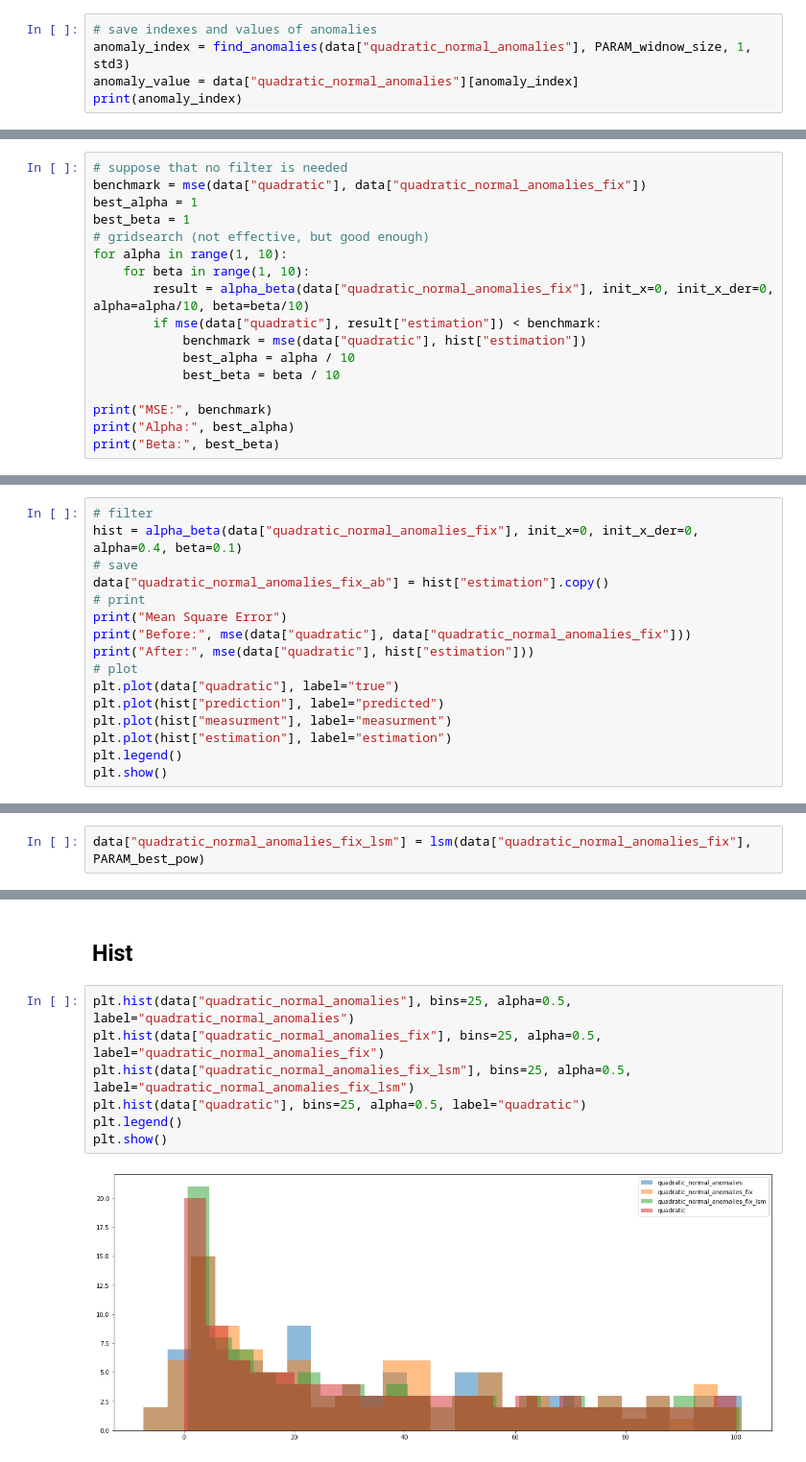
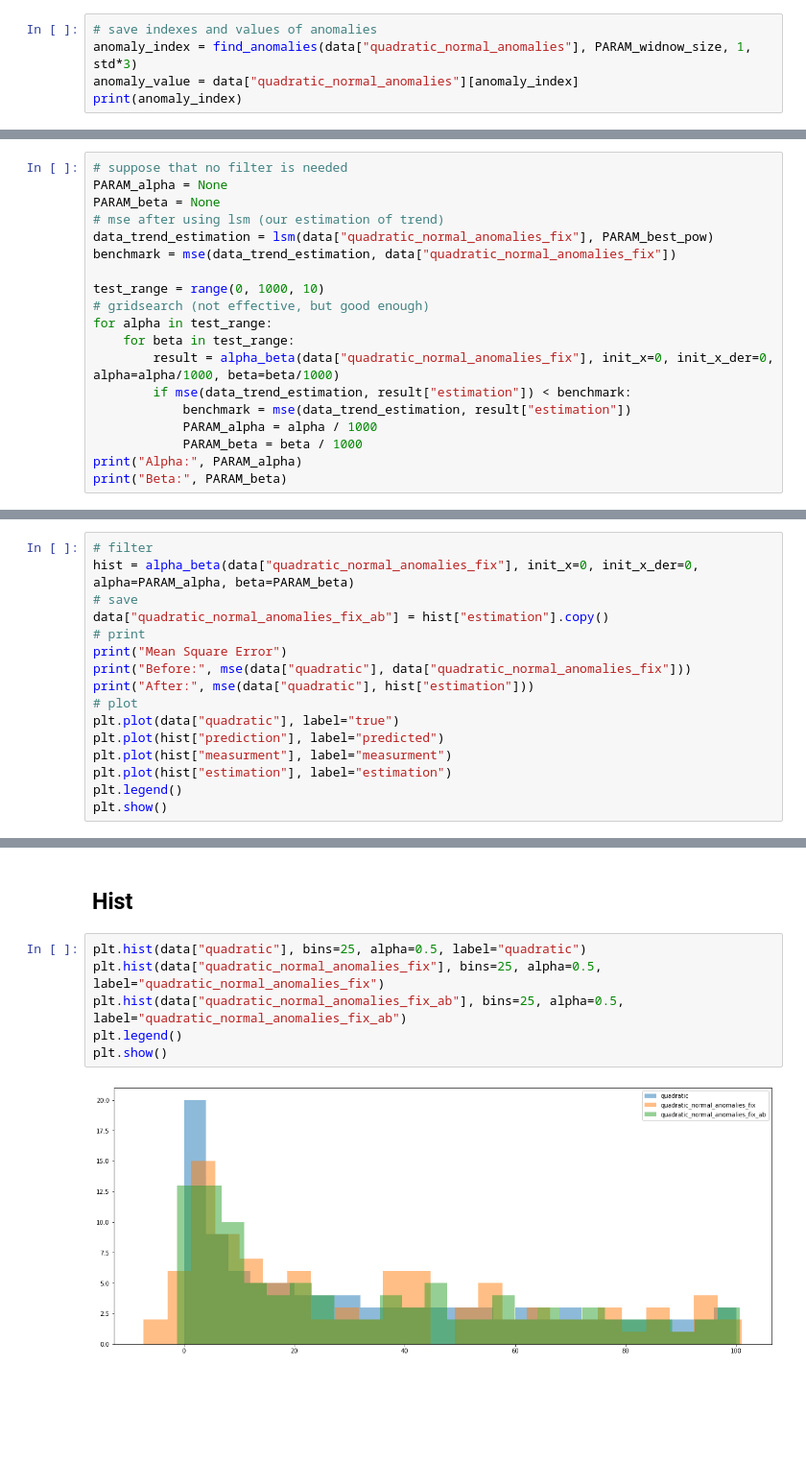
Before and after one commit to FreeLike76/KpiDataScience, a Jupyter notebook: Lab3/ds3_main.ipynb, the cells around one changed output, grey strips where cells are left out. Shown: that part at 96% size. Cells and saved outputs as stored; diff of their text form; blank space fills up the shorter version.

Commit message:
Some fixes, still need to vectorize alpha-beta

```diff
--- a/Lab3/ds3_main.ipynb
+++ b/Lab3/ds3_main.ipynb
@@ -235,6 +232,6 @@ Estimated 3*std: 9.532096822145604
 # %%
 # save indexes and values of anomalies
-anomaly_index = find_anomalies(data["quadratic_normal_anomalies"], PARAM_widnow_size, 1, std3)
+anomaly_index = find_anomalies(data["quadratic_normal_anomalies"], PARAM_widnow_size, 1, std*3)
 anomaly_value = data["quadratic_normal_anomalies"][anomaly_index]
 print(anomaly_index)
 # %% [output]
@@ -267,18 +281,20 @@ plt.show()
 # %%
 # suppose that no filter is needed
-benchmark = mse(data["quadratic"], data["quadratic_normal_anomalies_fix"])
-best_alpha = 1
-best_beta = 1
+PARAM_alpha = None
+PARAM_beta = None
+# mse after using lsm (our estimation of trend)
+data_trend_estimation = lsm(data["quadratic_normal_anomalies_fix"], PARAM_best_pow)
+benchmark = mse(data_trend_estimation, data["quadratic_normal_anomalies_fix"])
+
+test_range = range(0, 1000, 10)
 # gridsearch (not effective, but good enough)
-for alpha in range(1, 10):
-    for beta in range(1, 10):
-        result = alpha_beta(data["quadratic_normal_anomalies_fix"], init_x=0, init_x_der=0, alpha=alpha/10, beta=beta/10)
-        if mse(data["quadratic"], result["estimation"]) < benchmark:
-            benchmark = mse(data["quadratic"], hist["estimation"])
-            best_alpha = alpha / 10
-            best_beta = beta / 10
-
-print("MSE:", benchmark)
-print("Alpha:", best_alpha)
-print("Beta:", best_beta)
+for alpha in test_range:
+    for beta in test_range:
+        result = alpha_beta(data["quadratic_normal_anomalies_fix"], init_x=0, init_x_der=0, alpha=alpha/1000, beta=beta/1000)
+        if mse(data_trend_estimation, result["estimation"]) < benchmark:
+            benchmark = mse(data_trend_estimation, result["estimation"])
+            PARAM_alpha = alpha / 1000
+            PARAM_beta = beta / 1000
+print("Alpha:", PARAM_alpha)
+print("Beta:", PARAM_beta)
 # %% [output]
@@ -289,7 +304,7 @@ Beta: 0.1
 ## Alpha Beta Filter
 # %%
 # filter
-hist = alpha_beta(data["quadratic_normal_anomalies_fix"], init_x=0, init_x_der=0, alpha=0.4, beta=0.1)
+hist = alpha_beta(data["quadratic_normal_anomalies_fix"], init_x=0, init_x_der=0, alpha=PARAM_alpha, beta=PARAM_beta)
 # save
 data["quadratic_normal_anomalies_fix_ab"] = hist["estimation"].copy()
 # print
@@ -328,5 +326,3 @@ PARAM_best_pow = 2
-# %%
-data["quadratic_normal_anomalies_fix_lsm"] = lsm(data["quadratic_normal_anomalies_fix"], PARAM_best_pow)
 # %% [markdown]
 ## Data Stats
 # %%
@@ -356,11 +351,10 @@ plt.show()
 # %% [markdown]
 ## Hist
 # %%
-plt.hist(data["quadratic_normal_anomalies"], bins=25, alpha=0.5, label="quadratic_normal_anomalies")
+plt.hist(data["quadratic"], bins=25, alpha=0.5, label="quadratic")
 plt.hist(data["quadratic_normal_anomalies_fix"], bins=25, alpha=0.5, label="quadratic_normal_anomalies_fix")
-plt.hist(data["quadratic_normal_anomalies_fix_lsm"], bins=25, alpha=0.5, label="quadratic_normal_anomalies_fix_lsm")
-plt.hist(data["quadratic"], bins=25, alpha=0.5, label="quadratic")
+plt.hist(data["quadratic_normal_anomalies_fix_ab"], bins=25, alpha=0.5, label="quadratic_normal_anomalies_fix_ab")
 plt.legend()
 plt.show()
 # %% [output]
-[figure, old version]
+[figure, new version]
```
Also changed, not shown: parts of 15 cells of this notebook.
